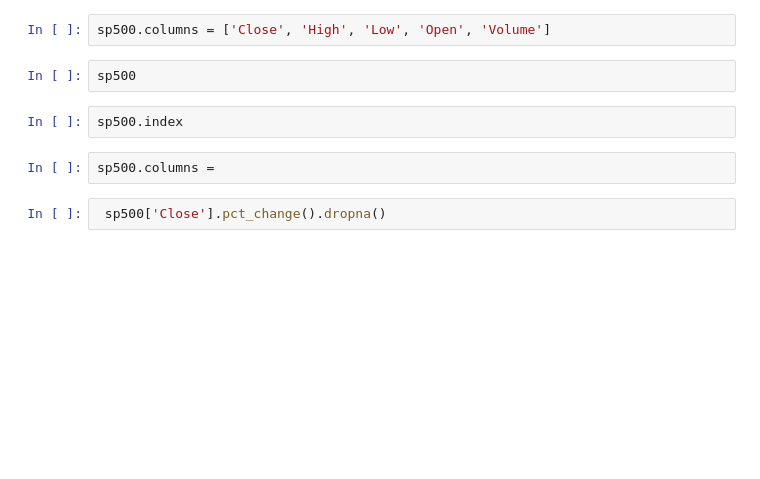
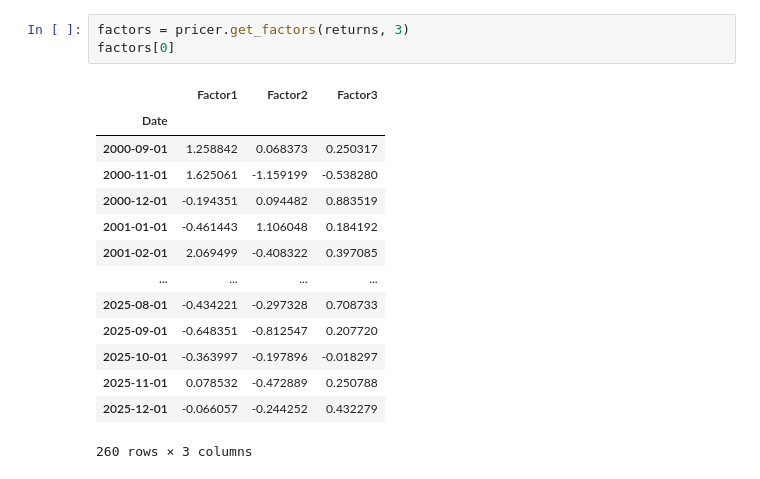
Before and after one commit to accelerate-protocol/axc-backtesting, a Jupyter notebook: notebooks/pricing.ipynb, the cells around one changed output. Saved outputs shown, nothing was run; the diff lists cells and outputs as text; blank space fills up the shorter version.

```diff
--- a/notebooks/pricing.ipynb
+++ b/notebooks/pricing.ipynb
@@ -41,10 +25,18 @@ sp500.index.name
-# %%
-sp500.columns = ['Close', 'High', 'Low', 'Open', 'Volume']
-# %%
-sp500
-# %%
-sp500.index
-# %%
-sp500.columns =
-# %%
- sp500['Close'].pct_change().dropna()
+# %%
+factors = pricer.get_factors(returns, 3)
+factors[0]
+# %% [output]
+|  | Factor1 | Factor2 | Factor3 |
+| Date |  |  |  |
+| 2000-09-01 | 1.258842 | 0.068373 | 0.250317 |
+| 2000-11-01 | 1.625061 | -1.159199 | -0.538280 |
+| 2000-12-01 | -0.194351 | 0.094482 | 0.883519 |
+| 2001-01-01 | -0.461443 | 1.106048 | 0.184192 |
+| 2001-02-01 | 2.069499 | -0.408322 | 0.397085 |
+| ... | ... | ... | ... |
+| 2025-08-01 | -0.434221 | -0.297328 | 0.708733 |
+| 2025-09-01 | -0.648351 | -0.812547 | 0.207720 |
+| 2025-10-01 | -0.363997 | -0.197896 | -0.018297 |
+| 2025-11-01 | 0.078532 | -0.472889 | 0.250788 |
+| 2025-12-01 | -0.066057 | -0.244252 | 0.432279 |
+260 rows × 3 columns
```
Also changed, not shown: parts of 10 cells of this notebook, 2 other files.
